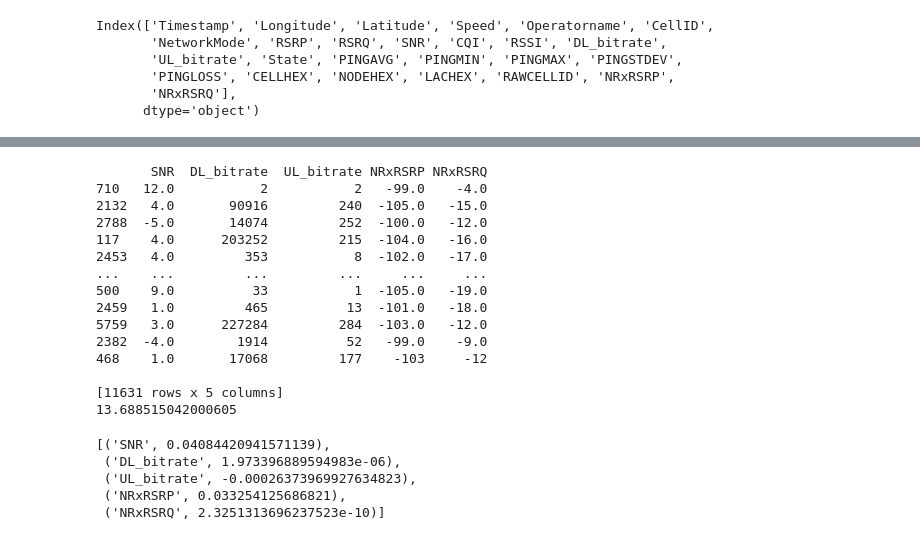
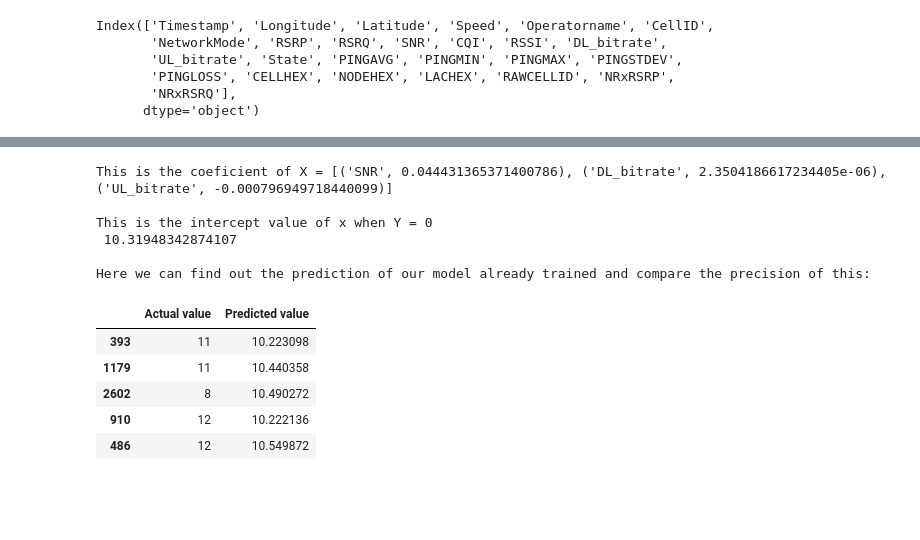
Before and after one commit to Davi-zzz/MLR, a Jupyter notebook: main.ipynb, the cells around one changed output, grey strips where cells are left out. Saved outputs shown, nothing was run; the diff lists cells and outputs as text; code cells hidden in the pictures; blank space fills up the shorter version.

```diff
--- a/main.ipynb
+++ b/main.ipynb
@@ -87,33 +90,35 @@ Name: CQI, Length: 15509, dtype: int64
 # %%
 from sklearn.linear_model import LinearRegression
 from sklearn.model_selection import train_test_split
 
-x_train, x_test, y_train, y_test = train_test_split(_x, _y, random_state=30, test_size=0.25)
+import numpy as np
 
-print(x_train)
-# x_test
-# y_test.head
+x_train, x_test, y_train, y_test = train_test_split(_x.values.reshape(-1,3), _y, random_state=30, test_size=0.50)
+
 model = LinearRegression().fit(x_train,y_train)
-print(model.intercept_)
-list(zip(_x, model.coef_))
+
+
+print("This is the coeficient of X =", list(zip(_x, model.coef_)),"\n")
+
+print("This is the intercept value of x when Y = 0 \n", model.intercept_, "\n")
+
+
+print("Here we can find out the prediction of our model already trained and compare the precision of this: \n")
+y_pred_mlr = model.predict(x_test)
+
+mlr_diff = pd.DataFrame({'Actual value': y_test, 'Predicted value': y_pred_mlr})
+
+mlr_diff.head()
 # %% [output]
-       SNR  DL_bitrate  UL_bitrate NRxRSRP NRxRSRQ
-710   12.0           2           2   -99.0    -4.0
-2132   4.0       90916         240  -105.0   -15.0
-2788  -5.0       14074         252  -100.0   -12.0
-117    4.0      203252         215  -104.0   -16.0
-2453   4.0         353           8  -102.0   -17.0
-...    ...         ...         ...     ...     ...
-500    9.0          33           1  -105.0   -19.0
-2459   1.0         465          13  -101.0   -18.0
-5759   3.0      227284         284  -103.0   -12.0
-2382  -4.0        1914          52   -99.0    -9.0
-468    1.0       17068         177    -103     -12
+This is the coeficient of X = [('SNR', 0.044431365371400786), ('DL_bitrate', 2.3504186617234405e-06), ('UL_bitrate', -0.000796949718440099)]
 
-[11631 rows x 5 columns]
-13.688515042000605
+This is the intercept value of x when Y = 0
+ 10.31948342874107
+
+Here we can find out the prediction of our model already trained and compare the precision of this:
-[('SNR', 0.04084420941571139),
- ('DL_bitrate', 1.973396889594983e-06),
- ('UL_bitrate', -0.00026373969927634823),
- ('NRxRSRP', 0.033254125686821),
- ('NRxRSRQ', 2.3251313696237523e-10)]
+|  | Actual value | Predicted value |
+| 393 | 11 | 10.223098 |
+| 1179 | 11 | 10.440358 |
+| 2602 | 8 | 10.490272 |
+| 910 | 12 | 10.222136 |
+| 486 | 12 | 10.549872 |
```
Also changed, not shown: parts of 4 cells of this notebook, 1 other file.
